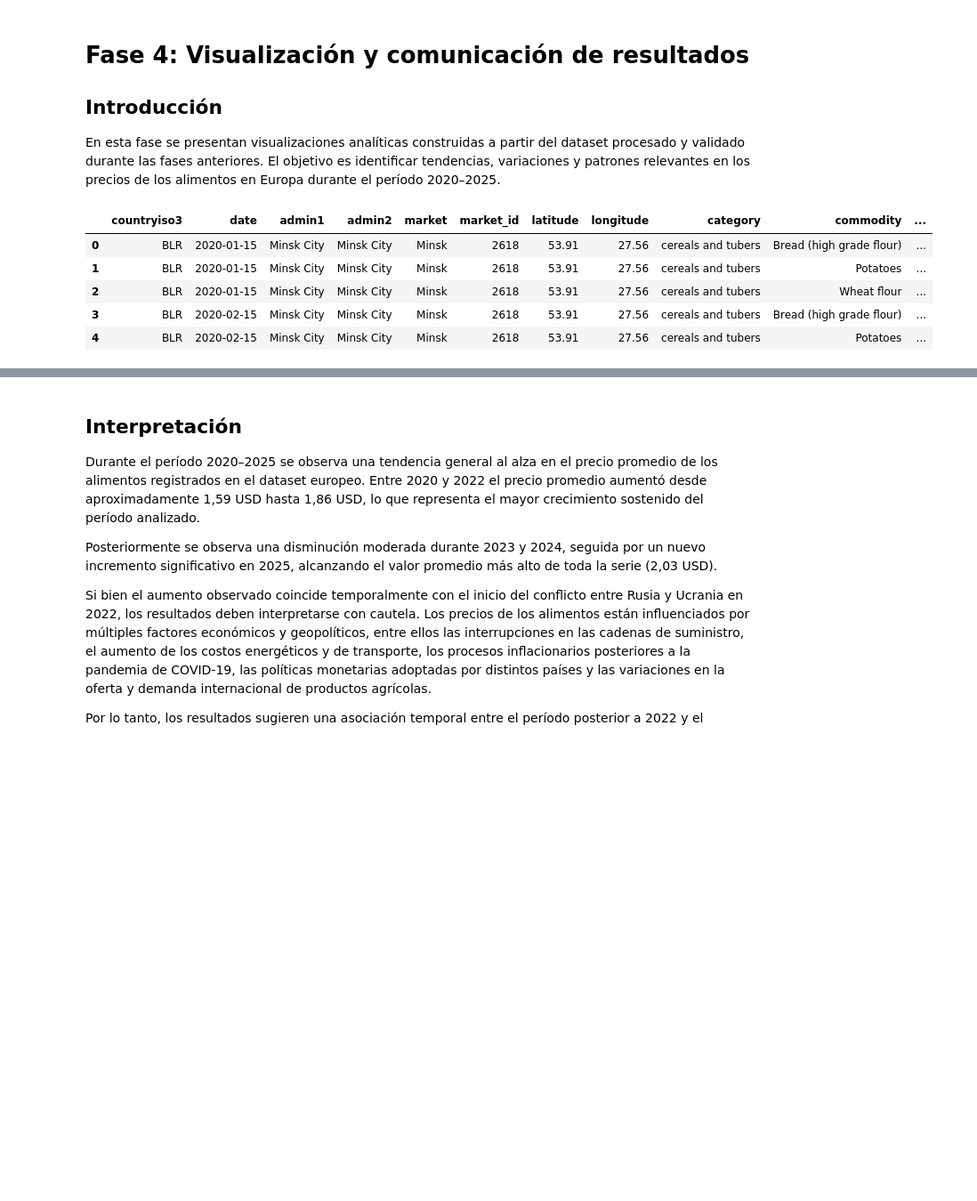
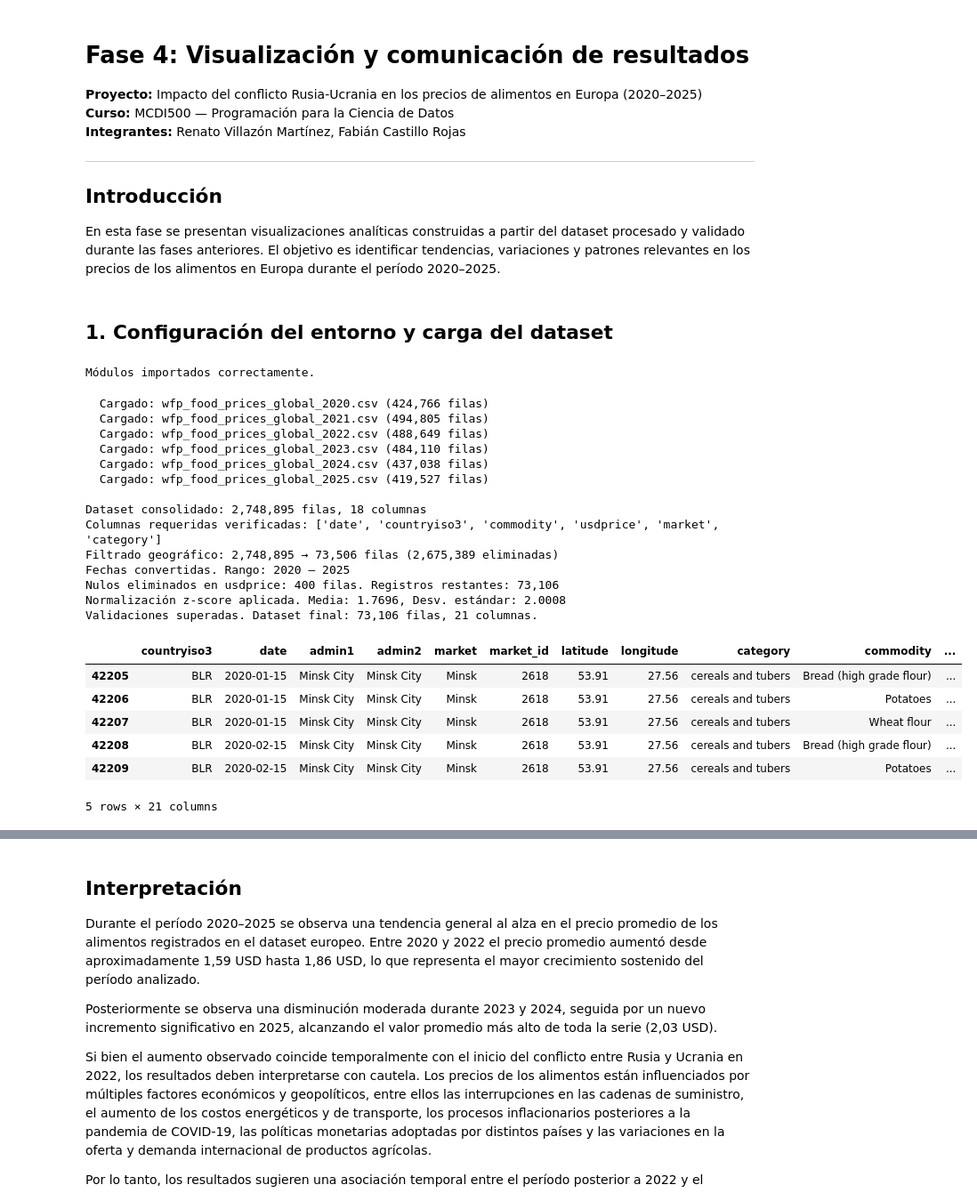
Before and after one commit to Bass-i/food-price-analysis, a Jupyter notebook: F4/notebooks/F4_Visualizacion_Resultados.ipynb, the cells around one changed output, grey strips where cells are left out. Shown at 89% size. Saved outputs shown, nothing was run; the diff lists cells and outputs as text; code cells hidden in the pictures; blank space fills up the shorter version.

```diff
--- a/F4/notebooks/F4_Visualizacion_Resultados.ipynb
+++ b/F4/notebooks/F4_Visualizacion_Resultados.ipynb
@@ -1,22 +1,67 @@
 # %% [markdown]
 # Fase 4: Visualización y comunicación de resultados
+
+**Proyecto:** Impacto del conflicto Rusia-Ucrania en los precios de alimentos en Europa (2020–2025)
+**Curso:** MCDI500 — Programación para la Ciencia de Datos
+**Integrantes:** Renato Villazón Martínez, Fabián Castillo Rojas
+
+---
 
 ## Introducción
 
 En esta fase se presentan visualizaciones analíticas construidas a partir del dataset procesado y validado durante las fases anteriores. El objetivo es identificar tendencias, variaciones y patrones relevantes en los precios de los alimentos en Europa durante el período 2020–2025.
+# %% [markdown]
+## 1. Configuración del entorno y carga del dataset
 # %%
+import sys
+from pathlib import Path
+
+sys.path.append("../../F3/src")
+
 import pandas as pd
 import matplotlib.pyplot as plt
 
-df = pd.read_csv(
-    "../../F2/data/processed/wfp_europe_2020_2025_clean.csv"
-)
+from preprocesador import Preprocesador
+from analizador import AnalizadorVariacionPrecios
 
-df.head()
+print("Módulos importados correctamente.")
 # %% [output]
-|  | countryiso3 | date | admin1 | admin2 | market | market_id | latitude | longitude | category | commodity | ... |
-| 0 | BLR | 2020-01-15 | Minsk City | Minsk City | Minsk | 2618 | 53.91 | 27.56 | cereals and tubers | Bread (high grade flour) | ... |
-| 1 | BLR | 2020-01-15 | Minsk City | Minsk City | Minsk | 2618 | 53.91 | 27.56 | cereals and tubers | Potatoes | ... |
-| 2 | BLR | 2020-01-15 | Minsk City | Minsk City | Minsk | 2618 | 53.91 | 27.56 | cereals and tubers | Wheat flour | ... |
-| 3 | BLR | 2020-02-15 | Minsk City | Minsk City | Minsk | 2618 | 53.91 | 27.56 | cereals and tubers | Bread (high grade flour) | ... |
-| 4 | BLR | 2020-02-15 | Minsk City | Minsk City | Minsk | 2618 | 53.91 | 27.56 | cereals and tubers | Potatoes | ... |
+Módulos importados correctamente.
+# %%
+preprocesador = Preprocesador("../../F1/data/raw")
+
+df = (
+    preprocesador
+    .cargar_archivos()
+    .validar_columnas_requeridas()
+    .filtrar_europa()
+    .convertir_fechas()
+    .eliminar_nulos_usdprice()
+    .normalizar_usdprice()
+    .validar()
+    .obtener_dataframe()
+)
+
+df.head()
+# %% [output]
+  Cargado: wfp_food_prices_global_2020.csv (424,766 filas)
+  Cargado: wfp_food_prices_global_2021.csv (494,805 filas)
+  Cargado: wfp_food_prices_global_2022.csv (488,649 filas)
+  Cargado: wfp_food_prices_global_2023.csv (484,110 filas)
+  Cargado: wfp_food_prices_global_2024.csv (437,038 filas)
+  Cargado: wfp_food_prices_global_2025.csv (419,527 filas)
+
+Dataset consolidado: 2,748,895 filas, 18 columnas
+Columnas requeridas verificadas: ['date', 'countryiso3', 'commodity', 'usdprice', 'market', 'category']
+Filtrado geográfico: 2,748,895 → 73,506 filas (2,675,389 eliminadas)
+Fechas convertidas. Rango: 2020 – 2025
+Nulos eliminados en usdprice: 400 filas. Registros restantes: 73,106
+Normalización z-score aplicada. Media: 1.7696, Desv. estándar: 2.0008
+Validaciones superadas. Dataset final: 73,106 filas, 21 columnas.
+|  | countryiso3 | date | admin1 | admin2 | market | market_id | latitude | longitude | category | commodity | ... |
+| 42205 | BLR | 2020-01-15 | Minsk City | Minsk City | Minsk | 2618 | 53.91 | 27.56 | cereals and tubers | Bread (high grade flour) | ... |
+| 42206 | BLR | 2020-01-15 | Minsk City | Minsk City | Minsk | 2618 | 53.91 | 27.56 | cereals and tubers | Potatoes | ... |
+| 42207 | BLR | 2020-01-15 | Minsk City | Minsk City | Minsk | 2618 | 53.91 | 27.56 | cereals and tubers | Wheat flour | ... |
+| 42208 | BLR | 2020-02-15 | Minsk City | Minsk City | Minsk | 2618 | 53.91 | 27.56 | cereals and tubers | Bread (high grade flour) | ... |
+| 42209 | BLR | 2020-02-15 | Minsk City | Minsk City | Minsk | 2618 | 53.91 | 27.56 | cereals and tubers | Potatoes | ... |
+5 rows × 21 columns
```
Also changed, not shown: parts of 17 cells of this notebook, 3 other files.
